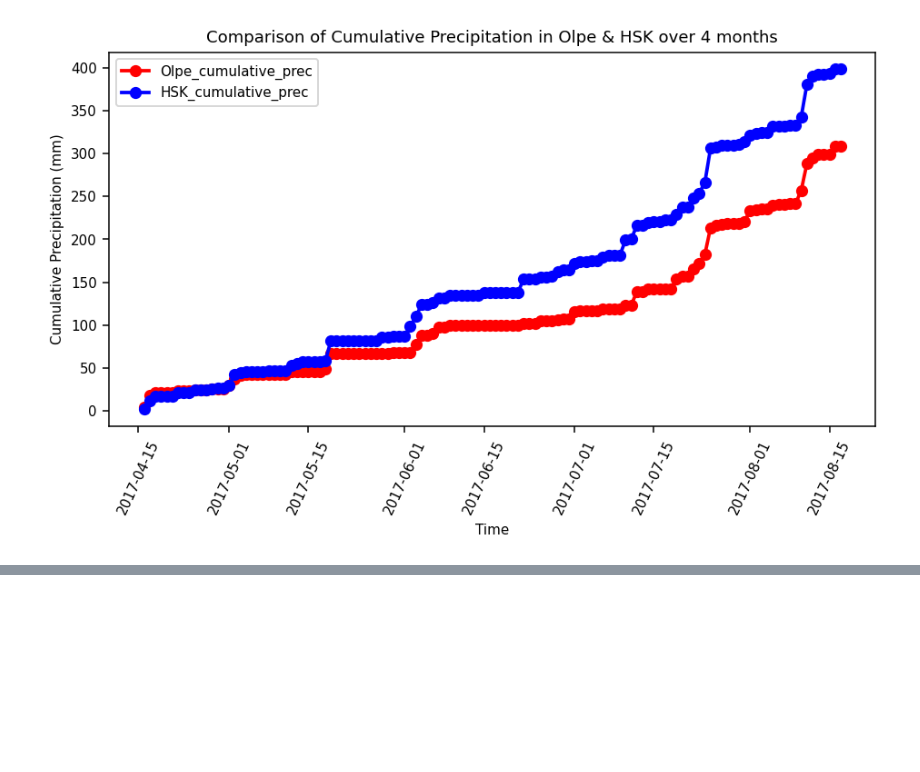
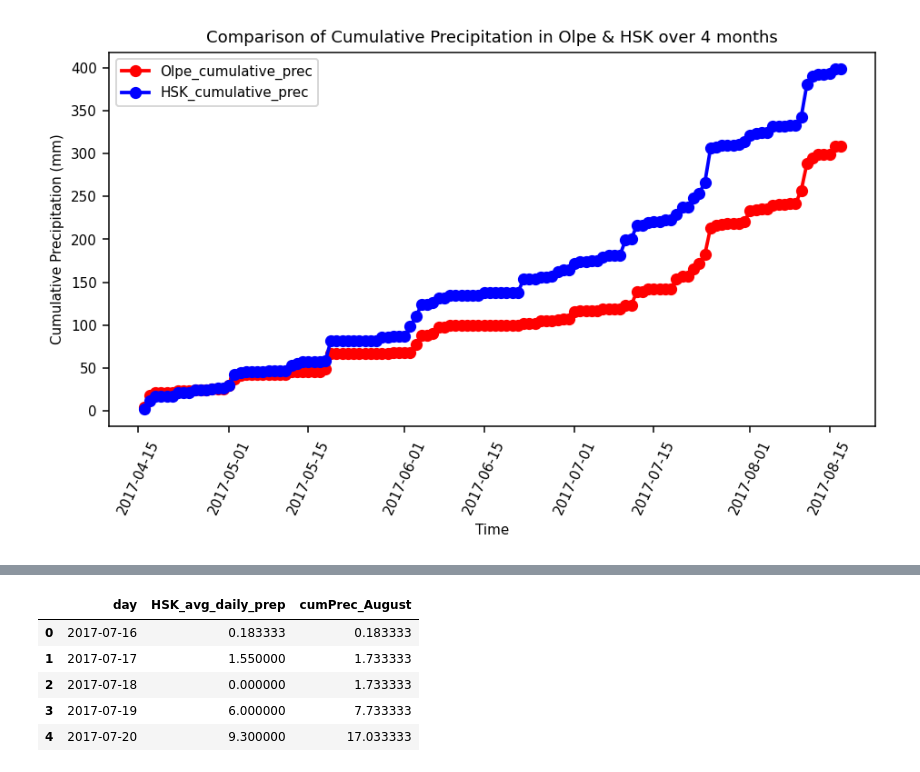
Before and after one commit to ShahinRashidbayli/Project_Geoinfo, a Jupyter notebook: Solution/python_files/exercise_4.ipynb, the cells around one changed output, grey strips where cells are left out. Drawn from its saved outputs; the diff is of its cells as text; code cells hidden in the pictures; blank space fills up the shorter version.

```diff
--- a/Solution/python_files/exercise_4.ipynb
+++ b/Solution/python_files/exercise_4.ipynb
@@ -286,0 +313,9 @@ plt.show()
+# %%
+HSK_August_CumPrec.head()
+# %% [output]
+|  | day | HSK_avg_daily_prep | cumPrec_August |
+| 0 | 2017-07-16 | 0.183333 | 0.183333 |
+| 1 | 2017-07-17 | 1.550000 | 1.733333 |
+| 2 | 2017-07-18 | 0.000000 | 1.733333 |
+| 3 | 2017-07-19 | 6.000000 | 7.733333 |
+| 4 | 2017-07-20 | 9.300000 | 17.033333 |
```
Also changed, not shown: parts of 20 cells of this notebook, 2 other files.
